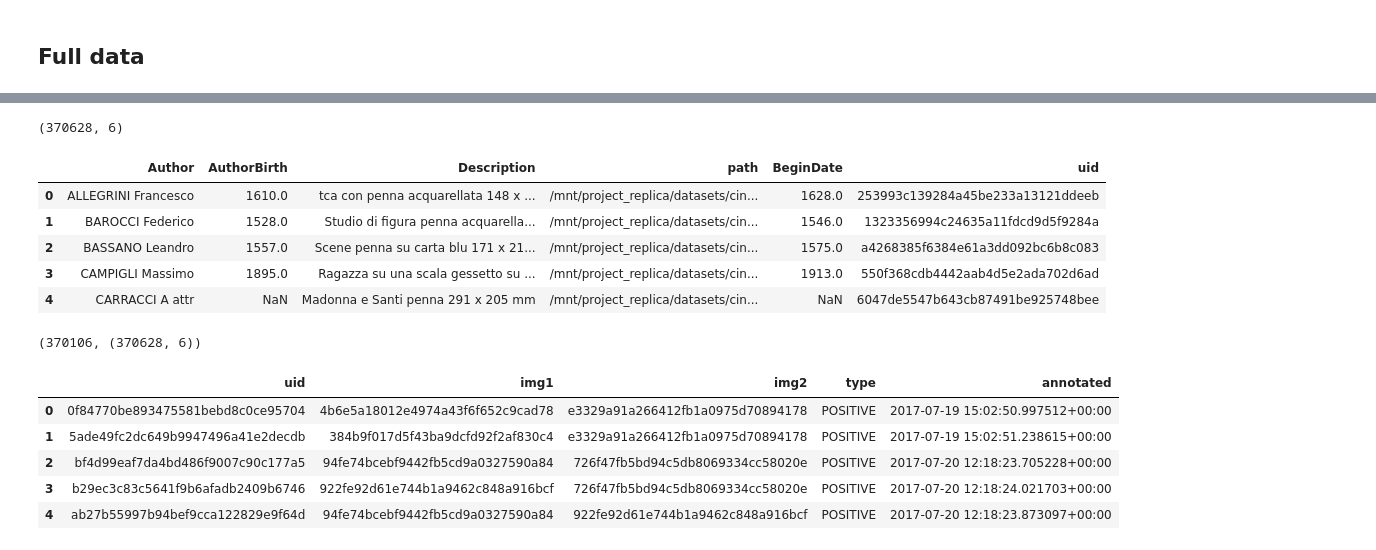
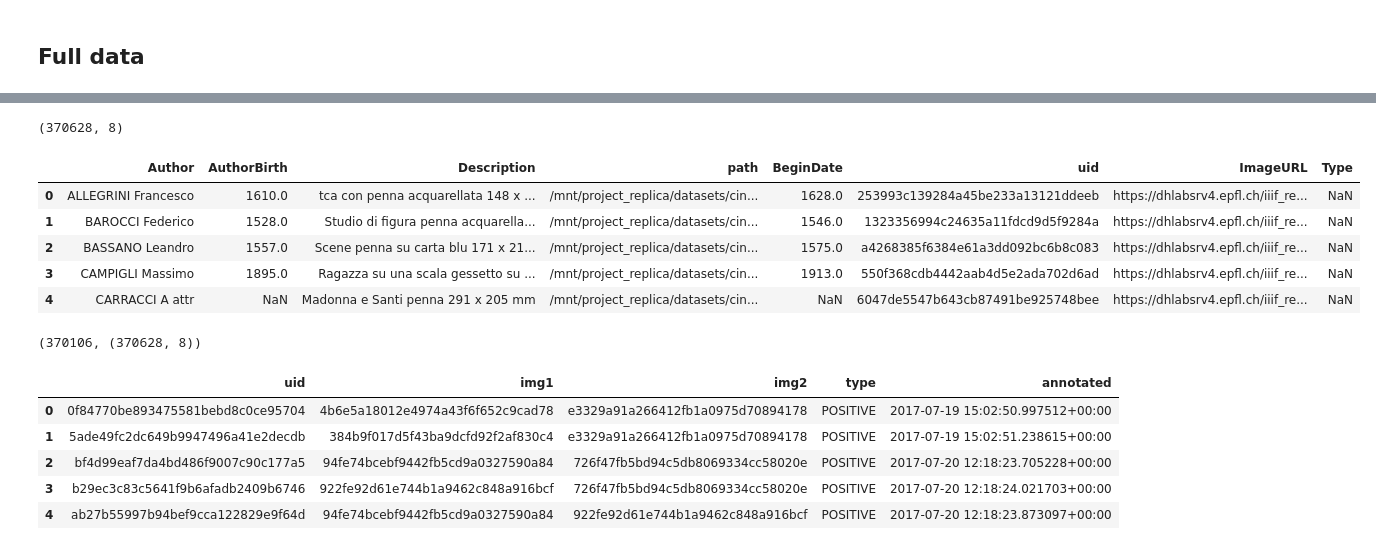
Before and after one commit to ludovicaschaerf/Cini_TDA, a Jupyter notebook: notebooks/Data.ipynb, the cells around one changed output, grey strips where cells are left out. Cells and saved outputs as stored; diff of their text form; code cells hidden in the pictures.

```diff
--- a/notebooks/Data.ipynb
+++ b/notebooks/Data.ipynb
@@ -100,11 +114,14 @@ metadata_2.reset_index()['o_metadata'][0]
 metadata_2['Author'] = metadata_2['o_metadata'].apply(lambda x: x['AUTHOR'])
 metadata_2['AuthorBirth'] = metadata_2['o_metadata'].apply(lambda x: x['BORN-DIED'])
 metadata_2['Description'] = metadata_2['o_metadata'].apply(lambda x: x['TITLE'])
-metadata_2['BeginDate'] = metadata_2['o_metadata'].apply(lambda x: x['DATE'])
+metadata_2['BeginDate'] = metadata_2['o_date_begin']
+metadata_2['ImageURL'] = metadata_2['o_metadata'].apply(lambda x: x['URL'])
+metadata_2['Type'] = metadata_2['o_metadata'].apply(lambda x: x['TYPE'])
+
 
 metadata_2['uid'] = metadata_2['uid'].astype(str).apply(lambda x: x.replace('-', ''))
 metadata_2['path'] = wga_dir + metadata_2['path']
 
-metadata_2 = metadata_2[['Author', 'AuthorBirth', 'Description', 'path', 'BeginDate', 'uid',]]
+metadata_2 = metadata_2[['Author', 'AuthorBirth', 'Description', 'path', 'BeginDate', 'ImageURL', 'Type', 'uid',]]
 metadata_2.head()
 # %% [output]
@@ -116,0 +148,5 @@ metadata_2.head()
+# %%
+le = preprocessing.LabelEncoder()
+
+metadata_2['TypeN'] = le.fit_transform(metadata_2['Type'])
+metadata_2.head()
@@ -116,0 +160,2 @@ metadata_2.head()
+# %%
+metadata_2 = metadata_2[metadata_2['path'].notnull()]
@@ -131,20 +178,20 @@ metadata_2[metadata_2['AuthorBirth'] == '(b. 1794, St. Petersburg, d. 1855, St.
 # %%
-metadata_tot = pd.concat([metadata[['Author', 'AuthorBirth', 'Description', 'path', 'BeginDate', 'uid']],
-                          metadata_2[['Author', 'AuthorBirth', 'Description', 'path', 'BeginDate', 'uid']]], axis=0)
+metadata_tot = pd.concat([metadata[['Author', 'AuthorBirth', 'Description', 'path', 'BeginDate', 'uid', 'ImageURL', ]],
+                          metadata_2[['Author', 'AuthorBirth', 'Description', 'path', 'BeginDate', 'uid', 'ImageURL', 'Type',]]], axis=0)
 print(metadata_tot.shape)
 metadata_tot.head()
 # %% [output]
-(370628, 6)
+(370628, 8)
-|  | Author | AuthorBirth | Description | path | BeginDate | uid |
-| 0 | ALLEGRINI Francesco | 1610.0 | tca con penna acquarellata 148 x ... | /mnt/project_replica/datasets/cin... | 1628.0 | 253993c139284a45be233a13121ddeeb |
-| 1 | BAROCCI Federico | 1528.0 | Studio di figura penna acquarella... | /mnt/project_replica/datasets/cin... | 1546.0 | 1323356994c24635a11fdcd9d5f9284a |
-| 2 | BASSANO Leandro | 1557.0 | Scene penna su carta blu 171 x 21... | /mnt/project_replica/datasets/cin... | 1575.0 | a4268385f6384e61a3dd092bc6b8c083 |
-| 3 | CAMPIGLI Massimo | 1895.0 | Ragazza su una scala gessetto su ... | /mnt/project_replica/datasets/cin... | 1913.0 | 550f368cdb4442aab4d5e2ada702d6ad |
-| 4 | CARRACCI A attr | NaN | Madonna e Santi penna 291 x 205 mm | /mnt/project_replica/datasets/cin... | NaN | 6047de5547b643cb87491be925748bee |
+|  | Author | AuthorBirth | Description | path | BeginDate | uid | ImageURL | Type |
+| 0 | ALLEGRINI Francesco | 1610.0 | tca con penna acquarellata 148 x ... | /mnt/project_replica/datasets/cin... | 1628.0 | 253993c139284a45be233a13121ddeeb | https://dhlabsrv4.epfl.ch/iiif_re... | NaN |
+| 1 | BAROCCI Federico | 1528.0 | Studio di figura penna acquarella... | /mnt/project_replica/datasets/cin... | 1546.0 | 1323356994c24635a11fdcd9d5f9284a | https://dhlabsrv4.epfl.ch/iiif_re... | NaN |
+| 2 | BASSANO Leandro | 1557.0 | Scene penna su carta blu 171 x 21... | /mnt/project_replica/datasets/cin... | 1575.0 | a4268385f6384e61a3dd092bc6b8c083 | https://dhlabsrv4.epfl.ch/iiif_re... | NaN |
+| 3 | CAMPIGLI Massimo | 1895.0 | Ragazza su una scala gessetto su ... | /mnt/project_replica/datasets/cin... | 1913.0 | 550f368cdb4442aab4d5e2ada702d6ad | https://dhlabsrv4.epfl.ch/iiif_re... | NaN |
+| 4 | CARRACCI A attr | NaN | Madonna e Santi penna 291 x 205 mm | /mnt/project_replica/datasets/cin... | NaN | 6047de5547b643cb87491be925748bee | https://dhlabsrv4.epfl.ch/iiif_re... | NaN |
 # %%
 metadata_tot['uid'].nunique(), metadata_tot.shape
 # %% [output]
-(370106, (370628, 6))
+(370106, (370628, 8))
 # %%
 # dropping duplicates
 
```
Also changed, not shown: parts of 42 cells of this notebook, 5 other files.
